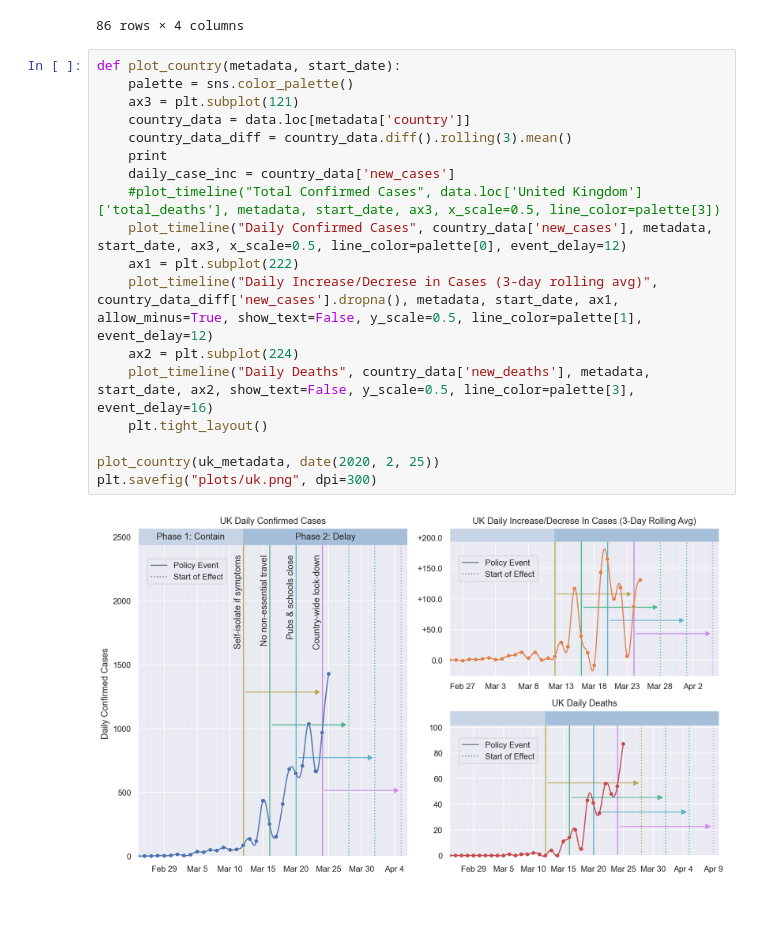
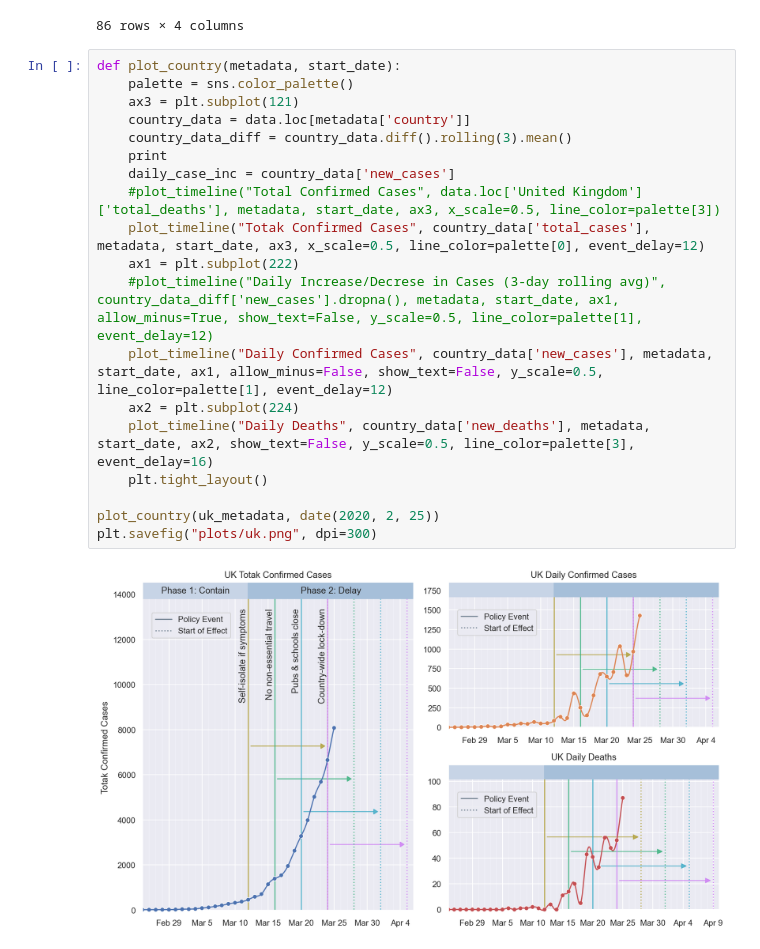
Before and after one commit to arnfred/covid-19, a Jupyter notebook: Covid-plotting.ipynb, the cells around one changed output. Drawn from its saved outputs; the diff is of its cells as text; blank space fills up the shorter version.

```diff
--- a/Covid-plotting.ipynb
+++ b/Covid-plotting.ipynb
@@ -214,23 +214,24 @@ date
 # %%
 def plot_country(metadata, start_date):
     palette = sns.color_palette()
     ax3 = plt.subplot(121)
     country_data = data.loc[metadata['country']]
     country_data_diff = country_data.diff().rolling(3).mean()
     print
     daily_case_inc = country_data['new_cases']
     #plot_timeline("Total Confirmed Cases", data.loc['United Kingdom']['total_deaths'], metadata, start_date, ax3, x_scale=0.5, line_color=palette[3])
-    plot_timeline("Daily Confirmed Cases", country_data['new_cases'], metadata, start_date, ax3, x_scale=0.5, line_color=palette[0], event_delay=12)
+    plot_timeline("Totak Confirmed Cases", country_data['total_cases'], metadata, start_date, ax3, x_scale=0.5, line_color=palette[0], event_delay=12)
     ax1 = plt.subplot(222)
-    plot_timeline("Daily Increase/Decrese in Cases (3-day rolling avg)", country_data_diff['new_cases'].dropna(), metadata, start_date, ax1, allow_minus=True, show_text=False, y_scale=0.5, line_color=palette[1], event_delay=12)
+    #plot_timeline("Daily Increase/Decrese in Cases (3-day rolling avg)", country_data_diff['new_cases'].dropna(), metadata, start_date, ax1, allow_minus=True, show_text=False, y_scale=0.5, line_color=palette[1], event_delay=12)
+    plot_timeline("Daily Confirmed Cases", country_data['new_cases'], metadata, start_date, ax1, allow_minus=False, show_text=False, y_scale=0.5, line_color=palette[1], event_delay=12)
     ax2 = plt.subplot(224)
     plot_timeline("Daily Deaths", country_data['new_deaths'], metadata, start_date, ax2, show_text=False, y_scale=0.5, line_color=palette[3], event_delay=16)
     plt.tight_layout()
 
 plot_country(uk_metadata, date(2020, 2, 25))
 plt.savefig("plots/uk.png", dpi=300)
 # %% [output]
-[figure, old version]
+[figure, new version]
 # %%
 dk_metadata = {
     "country": "Denmark",
```
Also changed, not shown: parts of 9 cells of this notebook, 10 other files.
